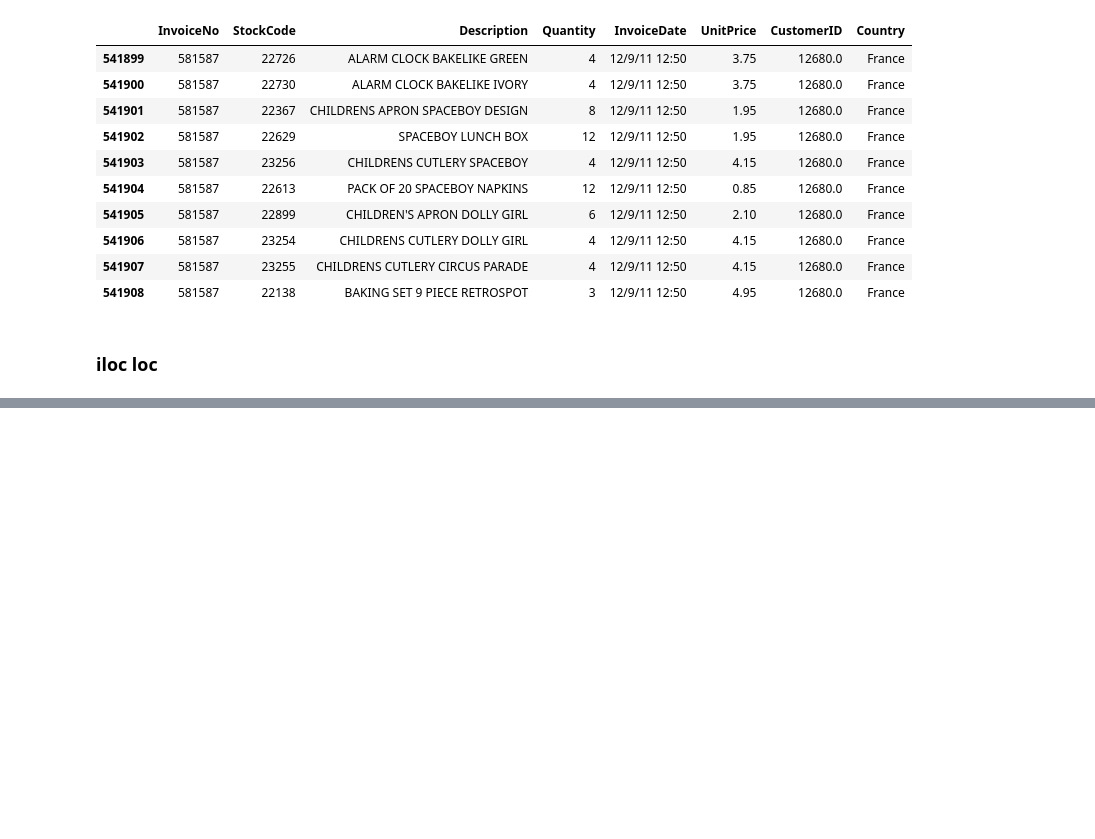
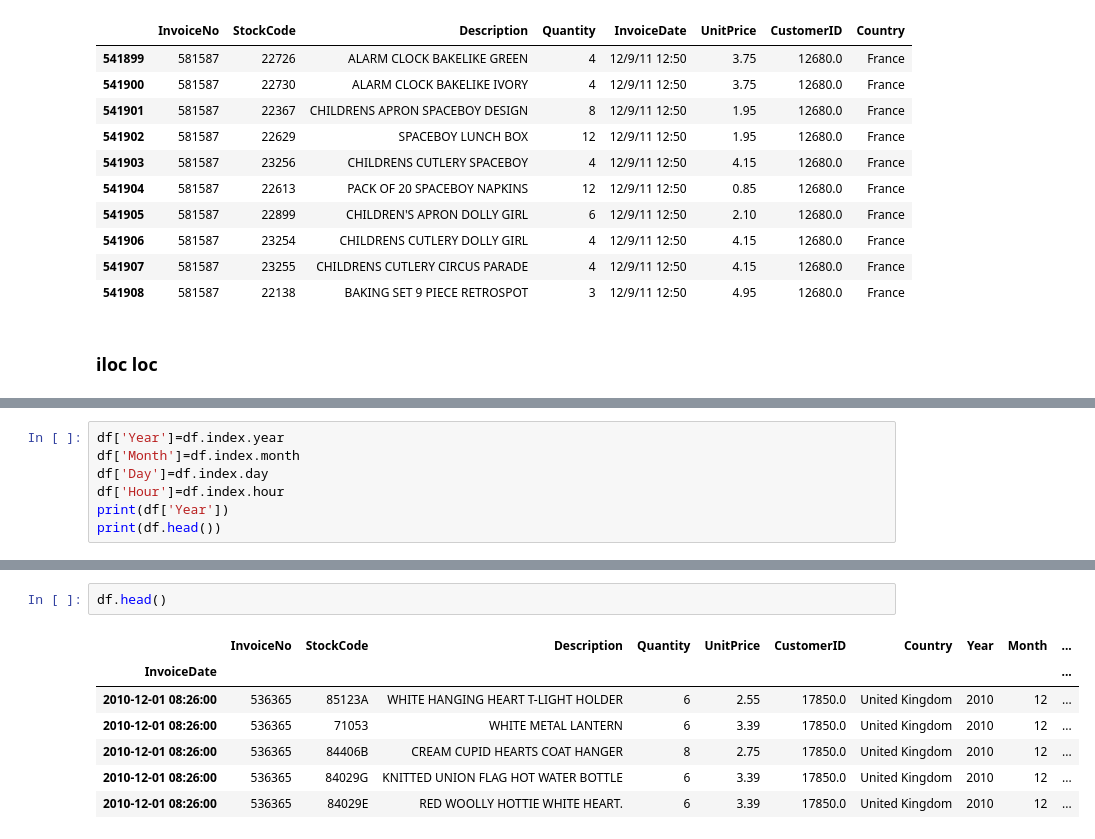
Before and after one commit to pinpacho/analysis_manipulate_data, a Jupyter notebook: numpy_pandas/pandas.ipynb, the cells around one changed output, grey strips where cells are left out. Cells and saved outputs as stored; diff of their text form; blank space fills up the shorter version.

```diff
--- a/numpy_pandas/pandas.ipynb
+++ b/numpy_pandas/pandas.ipynb
@@ -199,0 +1044,7 @@ Name: 5, dtype: object
+# %%
+df['Year']=df.index.year
+df['Month']=df.index.month
+df['Day']=df.index.day
+df['Hour']=df.index.hour
+print(df['Year'])
+print(df.head())
@@ -199,0 +1069,10 @@ Name: 5, dtype: object
+# %%
+df.head()
+# %% [output]
+|  | InvoiceNo | StockCode | Description | Quantity | UnitPrice | CustomerID | Country | Year | Month | ... |
+| InvoiceDate |  |  |  |  |  |  |  |  |  | ... |
+| 2010-12-01 08:26:00 | 536365 | 85123A | WHITE HANGING HEART T-LIGHT HOLDER | 6 | 2.55 | 17850.0 | United Kingdom | 2010 | 12 | ... |
+| 2010-12-01 08:26:00 | 536365 | 71053 | WHITE METAL LANTERN | 6 | 3.39 | 17850.0 | United Kingdom | 2010 | 12 | ... |
+| 2010-12-01 08:26:00 | 536365 | 84406B | CREAM CUPID HEARTS COAT HANGER | 8 | 2.75 | 17850.0 | United Kingdom | 2010 | 12 | ... |
+| 2010-12-01 08:26:00 | 536365 | 84029G | KNITTED UNION FLAG HOT WATER BOTTLE | 6 | 3.39 | 17850.0 | United Kingdom | 2010 | 12 | ... |
+| 2010-12-01 08:26:00 | 536365 | 84029E | RED WOOLLY HOTTIE WHITE HEART. | 6 | 3.39 | 17850.0 | United Kingdom | 2010 | 12 | ... |
```
Also changed, not shown: parts of 64 cells of this notebook.
